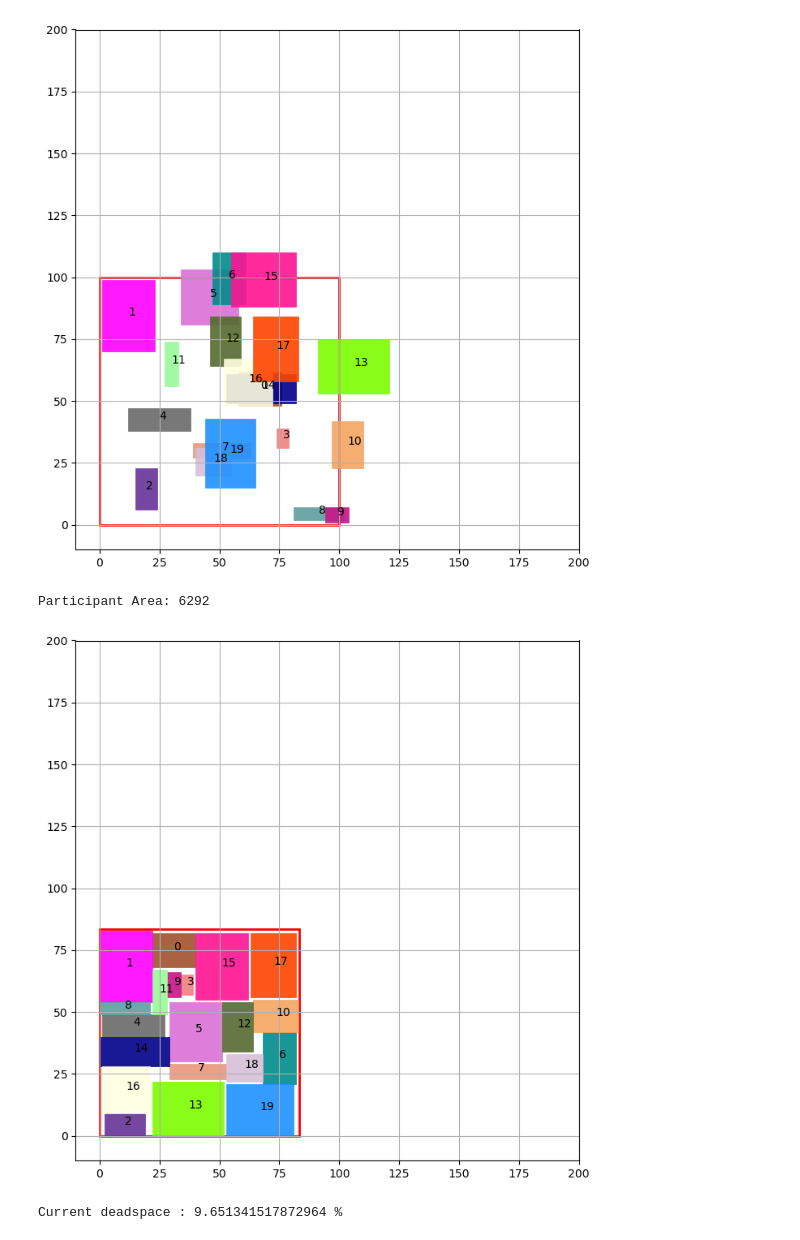
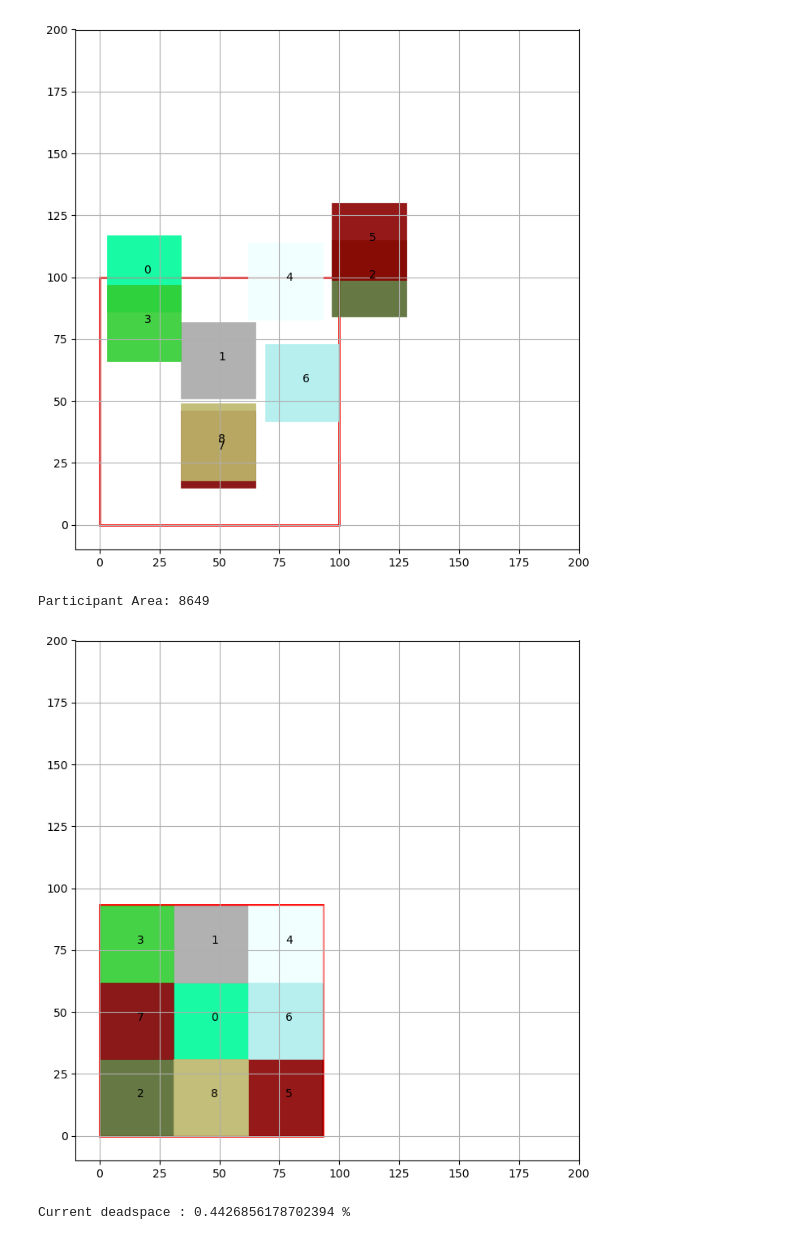
Before and after one commit to TiMo3654/abf, a Jupyter notebook: tests.ipynb, the cells around one changed output. Drawn from its saved outputs; the diff is of its cells as text; code cells hidden in the pictures.

```diff
--- a/tests.ipynb
+++ b/tests.ipynb
@@ -11,31 +11,34 @@ conciliation_quota  = 0.5
 
 critical_amount     = 100
 # %%
-#Random
-layout_zone        = {"xmin"   : 0, "ymin"   : 0, "width"  : 100, "height" : 100}
-participants       = generate_unconnected_participants(20, layout_zone, 30, 30, 666)
+# #Random
+# layout_zone         = {"xmin"   : 0, "ymin"   : 0, "width"  : 100, "height" : 100}
+# participants        = generate_unconnected_participants(20, layout_zone, 30, 30, 666)
+# ds_goal             = 10.0
 
 # # Perfect square
 # layout_zone         = {"xmin"   : 0, "ymin"   : 0, "width"  : 100, "height" : 100}
 # participants        = generate_unconnected_equal_quadratic_participants(9, layout_zone, 31, 420)
+# ds_goal             = 0.48
 
+# Wheel
+layout_zone         = {"xmin"   : 0, "ymin"   : 0, "width"  : 300, "height" : 300}
+participants        = generate_unconnected_wheel_participants(layout_zone, 100, 42)
+ds_goal             = 0.48
 
-# # Wheel
-# layout_zone         = {"xmin"   : 0, "ymin"   : 0, "width"  : 300, "height" : 300}
-# participants        = generate_unconnected_wheel_participants(layout_zone, 100, 42)
 
 plot_size           = layout_zone["width"] + 100
 
 
 a = plot_participants(layout_zone, participants, plot_size, plot_size)
 # %% [output]
-[figure, old version]
+[figure, new version]
 # %%
 participants            = determine_initial_conditions(participants, layout_zone, conciliation_quota, critical_amount)
 
 print('Participant Area: ' + str(calculate_all_participants_area(participants)))
 # %% [output]
-Participant Area: 6292
+Participant Area: 8649
 # %%
 id_list = [p['idx'] for p in (participants.values())]
 
@@ -59,7 +62,7 @@ for i in range(500): # maximum rounds of interaction
 
         print('Current deadspace : ' + str(ds) + ' %')
 
-        if ds < 10.0:
+        if ds < ds_goal:
             break
 
         layout_zone         = scale_layout_zone(layout_zone, 0.99)
@@ -69,8 +72,8 @@ for i in range(500): # maximum rounds of interaction
     for i in range(len(participants)):
         print(participants[str(i)]['last-move'])
 # %% [output]
-[figure, old version]
+[figure, new version]
-Current deadspace : 9.651341517872964 %
+Current deadspace : 0.4426856178702394 %
 # %%
 participants    	= determine_initial_conditions(participants, layout_zone, conciliation_quota, critical_amount)
 
```
Also changed, not shown: parts of 2 cells of this notebook.
